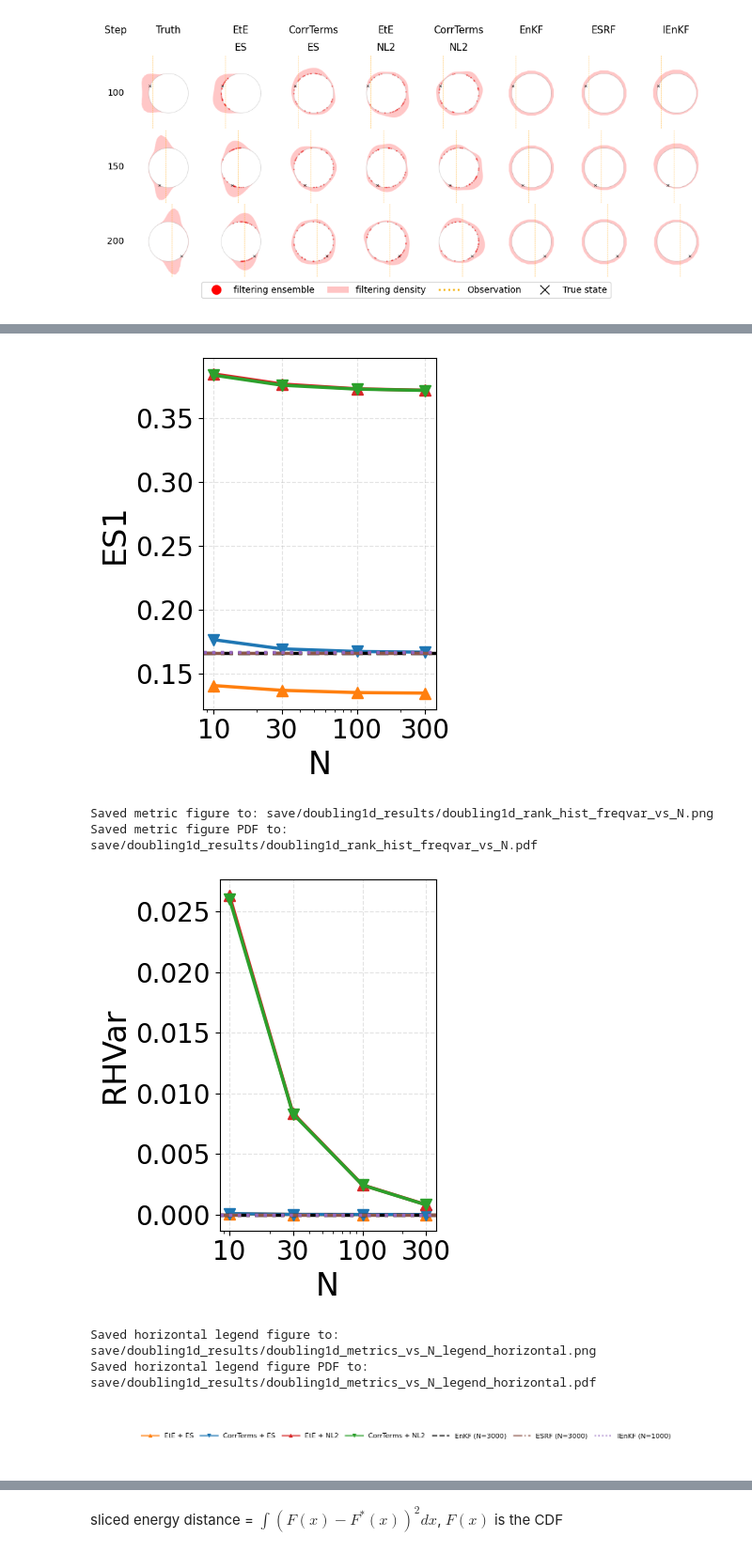
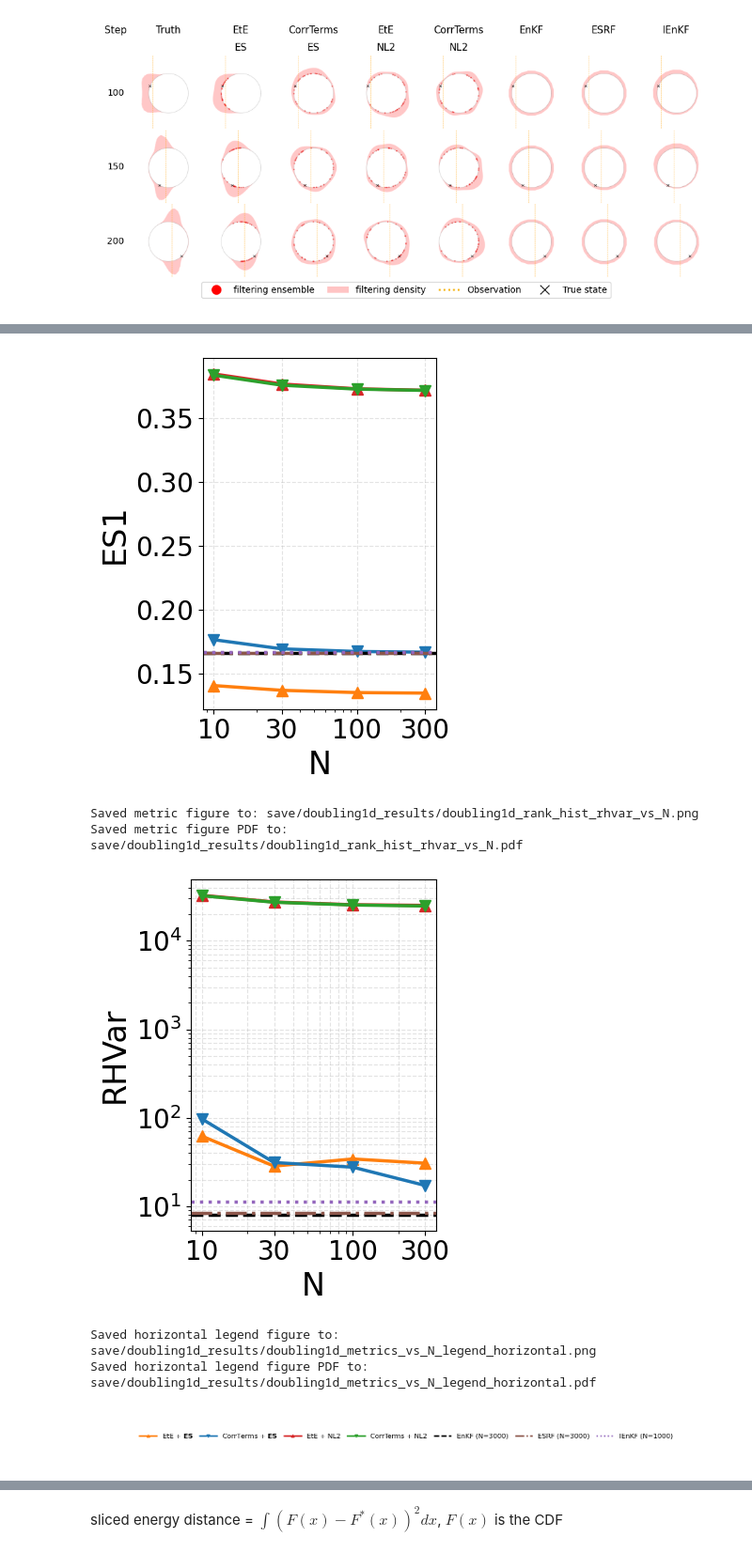
Before and after one commit to wispcarey/Proper-Scoring-Ensemble-Filter, a Jupyter notebook: test_notebooks/doubling1d_results.ipynb, the cells around one changed output, grey strips where cells are left out. Shown at 94% size. Drawn from its saved outputs; the diff is of its cells as text; code cells hidden in the pictures.

```diff
--- a/test_notebooks/doubling1d_results.ipynb
+++ b/test_notebooks/doubling1d_results.ipynb
@@ -531,7 +531,7 @@ methods = [
 metric_specs = [
     ('SED', ('mean_pf_sed', 'pf_sed'), 'pf_sed'),
     ('ES1', ('mean_es1', 'es1'), 'es1'),
-    ('RHVar', ('rank_freq_var',), 'rank_hist_freqvar'),
+    ('RHVar', ('rank_freq_var',), 'rank_hist_rhvar'),
 ]
 
 selected_ns = [10, 30, 100, 300]
@@ -558,6 +558,14 @@ benchmark_styles = {
 }
 
 
+def format_es_legend_label(label):
+    if label.startswith('ESRF'):
+        return label
+    if label == 'ES1':
+        return r'$\mathbf{ES}$'
+    return label.replace('ES', r'$\mathbf{ES}$')
+
+
 def extract_metric(payload, candidate_keys):
     metric_sources = [payload.get('nn', {}), payload.get('test_results', {})]
     for key in candidate_keys:
@@ -565,6 +573,27 @@ def extract_metric(payload, candidate_keys):
             if key in source:
                 return float(source[key])
     return float('nan')
+
+
+RANK_HIST_RAW_VAR_KEYS = ('rank_freq_var',)
+RANK_HIST_SAMPLE_KEYS = ('rank_total_samples',)
+
+
+def normalized_rhvar_from_record(payload, ensemble_size):
+    raw = extract_metric(payload, RANK_HIST_RAW_VAR_KEYS)
+    sample_count = extract_metric(payload, RANK_HIST_SAMPLE_KEYS)
+    if (
+        not math.isfinite(raw)
+        or not math.isfinite(sample_count)
+        or sample_count <= 0
+        or ensemble_size <= 0
+    ):
+        return float('nan')
+    return raw * sample_count * (ensemble_size + 1.0) ** 2 / ensemble_size
+
+
+def is_rhvar_metric(metric_label):
+    return str(metric_label).upper() == 'RHVAR'
 
 
 def collect_metric_series(folder):
@@ -579,7 +608,10 @@ def collect_metric_series(folder):
         payload = torch.load(path, map_location='cpu')
         row = {'N': ensemble_size}
         for metric_label, candidate_keys, _ in metric_specs:
-            row[metric_label] = extract_metric(payload, candidate_keys)
+            if any(key in RANK_HIST_RAW_VAR_KEYS for key in candidate_keys):
+                row[metric_label] = normalized_rhvar_from_record(payload, ensemble_size)
+            else:
+                row[metric_label] = extract_metric(payload, candidate_keys)
         records.append(row)
 
     if not records:
@@ -630,8 +662,10 @@ def draw_metric(ax, metric_label):
     ax.set_xscale('log')
     ax.set_xticks(selected_ns)
     ax.get_xaxis().set_major_formatter(ScalarFormatter())
+    if is_rhvar_metric(metric_label):
+        ax.set_yscale('log')
     ax.tick_params(axis='both', labelsize=tick_fontsize)
-    ax.grid(True, linestyle='--', alpha=0.35)
+    ax.grid(True, linestyle='--', alpha=0.35, which='both' if is_rhvar_metric(metric_label) else 'major')
 
 
 series_map = {
@@ -675,7 +709,7 @@ for metric_label, _, metric_key in metric_specs:
     plt.close(fig_metric)
 
 
-legend_labels = ml_legend_labels + benchmark_legend_labels
+legend_labels = [format_es_legend_label(label) for label in ml_legend_labels + benchmark_legend_labels]
 legend_handles = ml_legend_handles + benchmark_legend_handles
 
 legend_horizontal_fig, legend_horizontal_ax = plt.subplots(figsize=(20, 1.6))
@@ -707,36 +741,36 @@ legend_vertical_fig, legend_vertical_ax = plt.subplots(
     )
 )
 legend_vertical_ax.axis('off')
 legend_vertical_ax.legend(
     legend_handles,
     legend_labels,
     loc='center',
     ncol=1,
     frameon=False,
     handlelength=2.6,
     columnspacing=1.0,
     labelspacing=1.0,
     fontsize=12,
 )
 
 legend_vertical_output_path = base_dir / 'doubling1d_metrics_vs_N_legend_vertical.png'
 legend_vertical_output_pdf_path = legend_vertical_output_path.with_suffix('.pdf')
 legend_vertical_fig.savefig(legend_vertical_output_path, dpi=220, bbox_inches='tight', pad_inches=0.06)
 legend_vertical_fig.savefig(legend_vertical_output_pdf_path, bbox_inches='tight', pad_inches=0.06)
 print(f'Saved vertical legend figure to: {legend_vertical_output_path}')
 print(f'Saved vertical legend figure PDF to: {legend_vertical_output_pdf_path}')
 plt.show()
 plt.close(legend_vertical_fig)
 # %% [output]
 Saved metric figure to: save/doubling1d_results/doubling1d_pf_sed_vs_N.png
 Saved metric figure PDF to: save/doubling1d_results/doubling1d_pf_sed_vs_N.pdf
 [figure]
 Saved metric figure to: save/doubling1d_results/doubling1d_es1_vs_N.png
 Saved metric figure PDF to: save/doubling1d_results/doubling1d_es1_vs_N.pdf
 [figure]
-Saved metric figure to: save/doubling1d_results/doubling1d_rank_hist_freqvar_vs_N.png
-Saved metric figure PDF to: save/doubling1d_results/doubling1d_rank_hist_freqvar_vs_N.pdf
+Saved metric figure to: save/doubling1d_results/doubling1d_rank_hist_rhvar_vs_N.png
+Saved metric figure PDF to: save/doubling1d_results/doubling1d_rank_hist_rhvar_vs_N.pdf
-[figure, old version]
+[figure, new version]
 Saved horizontal legend figure to: save/doubling1d_results/doubling1d_metrics_vs_N_legend_horizontal.png
 Saved horizontal legend figure PDF to: save/doubling1d_results/doubling1d_metrics_vs_N_legend_horizontal.pdf
 [figure]
```
Also changed, not shown: parts of 2 cells of this notebook, 7 other files.
